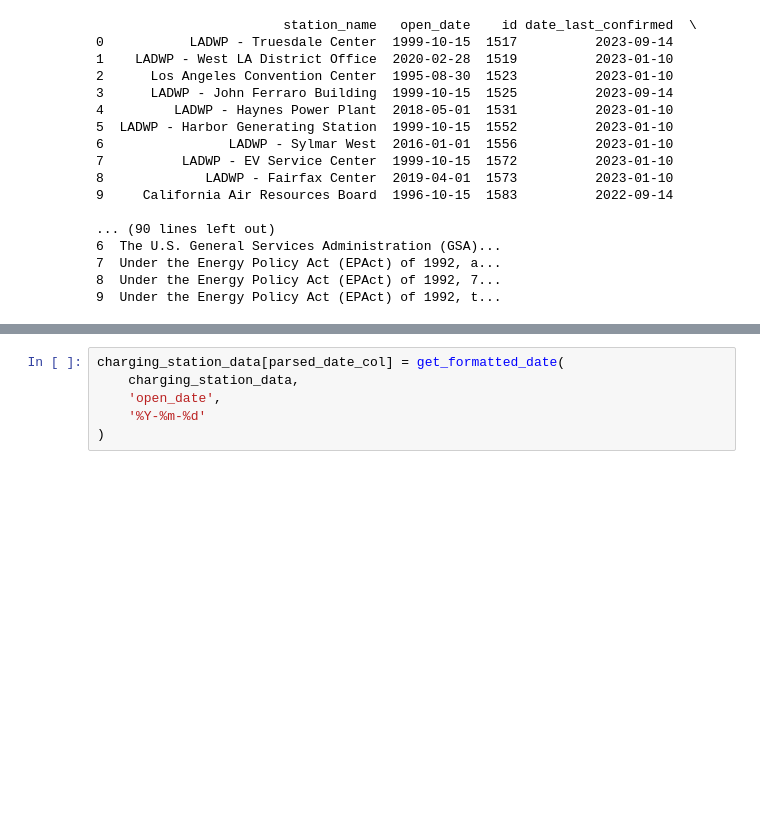
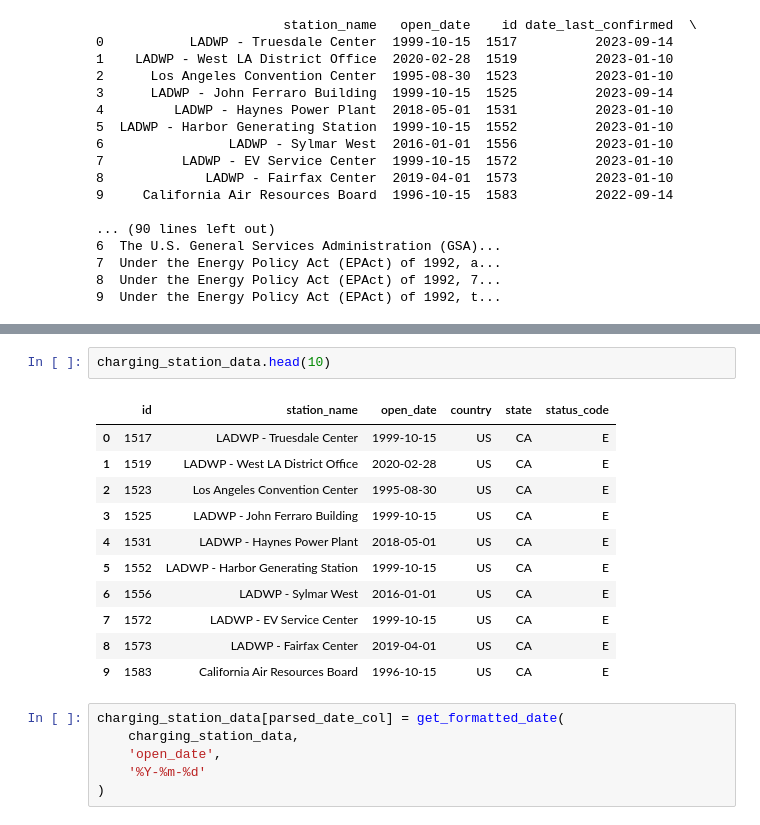
Before and after one commit to brennan913/empirical-methods, a Jupyter notebook: inspect_data.ipynb, the cells around one changed output, grey strips where cells are left out. Saved outputs shown, nothing was run; the diff lists cells and outputs as text; blank space fills up the shorter version.

```diff
--- a/inspect_data.ipynb
+++ b/inspect_data.ipynb
@@ -108,3 +117,17 @@ Name: open_date, Length: 3734, dtype: int64
+# %%
+charging_station_data.head(10)
+# %% [output]
+|  | id | station_name | open_date | country | state | status_code |
+| 0 | 1517 | LADWP - Truesdale Center | 1999-10-15 | US | CA | E |
+| 1 | 1519 | LADWP - West LA District Office | 2020-02-28 | US | CA | E |
+| 2 | 1523 | Los Angeles Convention Center | 1995-08-30 | US | CA | E |
+| 3 | 1525 | LADWP - John Ferraro Building | 1999-10-15 | US | CA | E |
+| 4 | 1531 | LADWP - Haynes Power Plant | 2018-05-01 | US | CA | E |
+| 5 | 1552 | LADWP - Harbor Generating Station | 1999-10-15 | US | CA | E |
+| 6 | 1556 | LADWP - Sylmar West | 2016-01-01 | US | CA | E |
+| 7 | 1572 | LADWP - EV Service Center | 1999-10-15 | US | CA | E |
+| 8 | 1573 | LADWP - Fairfax Center | 2019-04-01 | US | CA | E |
+| 9 | 1583 | California Air Resources Board | 1996-10-15 | US | CA | E |
 # %%
 charging_station_data[parsed_date_col] = get_formatted_date(
     charging_station_data,
```
Also changed, not shown: parts of 20 cells of this notebook.
